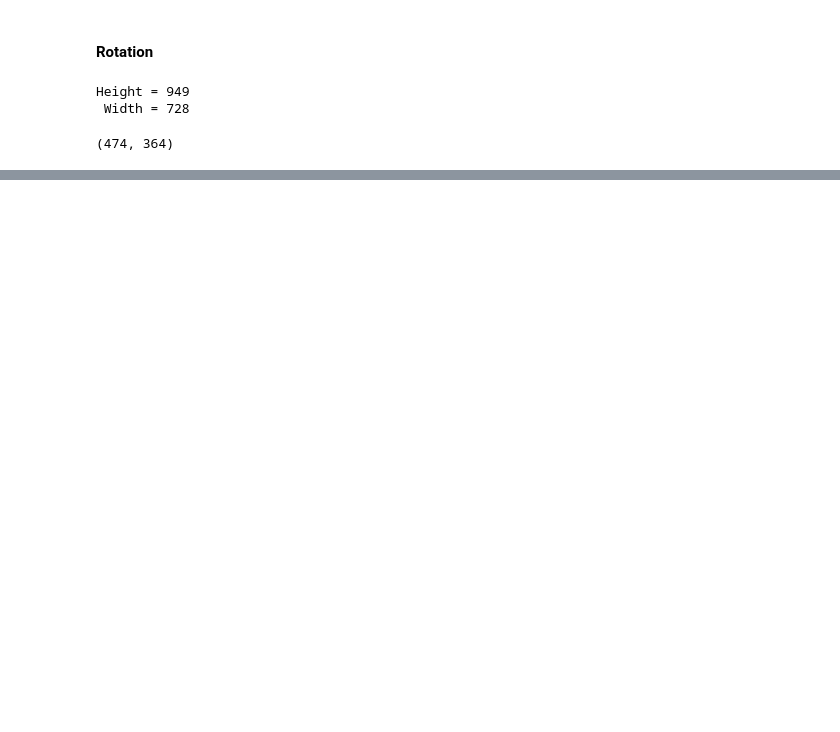
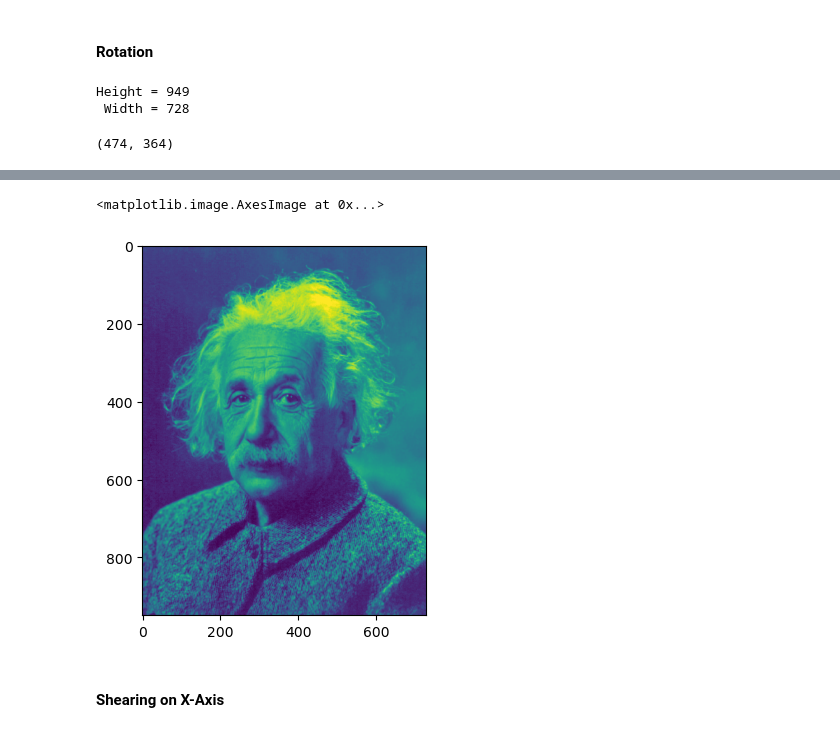
Before and after one commit to UnstableGatekeeper/APL-CVL-24, a Jupyter notebook: assignment1/Assignment 1.ipynb, the cells around one changed output, grey strips where cells are left out. Saved outputs shown, nothing was run; the diff lists cells and outputs as text; code cells hidden in the pictures; blank space fills up the shorter version.

```diff
--- a/assignment1/Assignment 1.ipynb
+++ b/assignment1/Assignment 1.ipynb
@@ -49,0 +81,8 @@ plt.imshow(rotated_img)
+# %%
+vert_reflect_img = cv2.warpPerspective(img, vert_reflect_matrix, (width, height))
+plt.imshow(vert_reflect_img)
+# %% [output]
+<matplotlib.image.AxesImage at 0x...>
+[figure, added]
+# %% [markdown]
+#### Shearing on X-Axis
```
Also changed, not shown: parts of 18 cells of this notebook.
